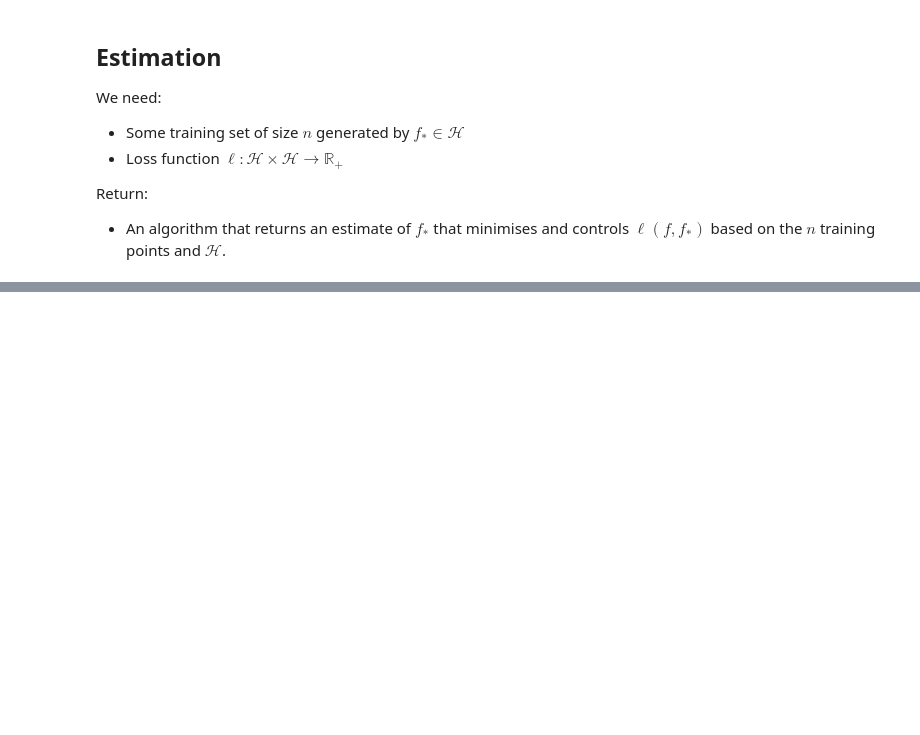
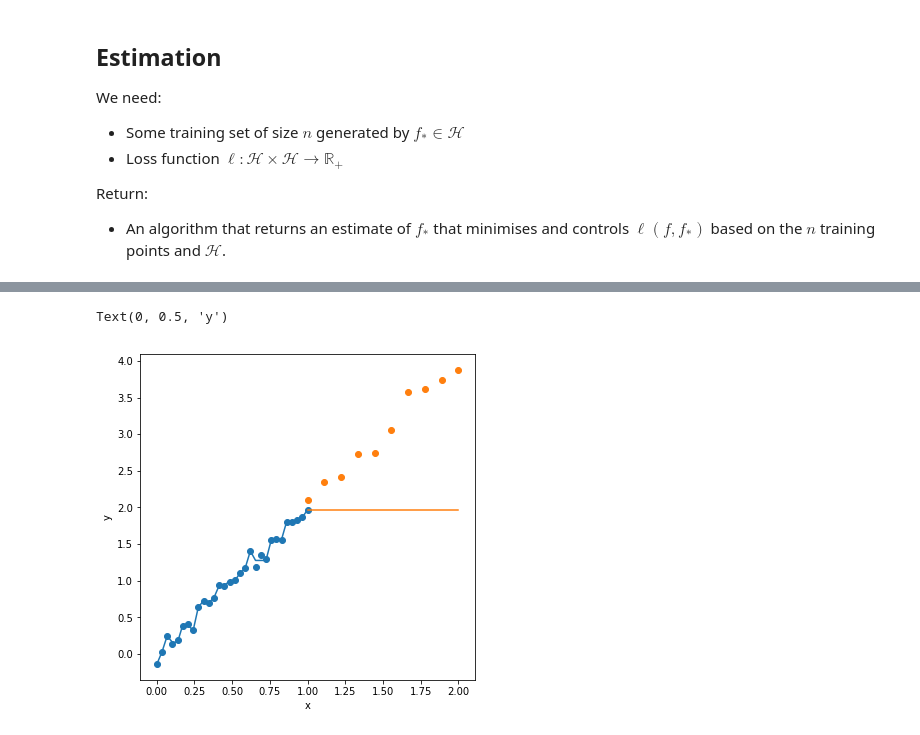
Before and after one commit to Imperial-College-Data-Science-Society/workshops, a Jupyter notebook: notebooks/workshop-3-Regression/Regression.ipynb, the cells around one changed output, grey strips where cells are left out. Saved outputs shown, nothing was run; the diff lists cells and outputs as text; code cells hidden in the pictures; blank space fills up the shorter version.

```diff
--- a/notebooks/workshop-3-Regression/Regression.ipynb
+++ b/notebooks/workshop-3-Regression/Regression.ipynb
@@ -194,0 +224,19 @@ This happens when you have lots of features and the actual data generating featu
+# %%
+from sklearn.tree import DecisionTreeRegressor
+# Fit regression model
+m_tree = DecisionTreeRegressor(max_depth=5)
+m_tree.fit(np.expand_dims(x, 1), y)
+y_pred = m_tree.predict(np.expand_dims(x_test, 1))
+
+plt.figure(figsize=(6,6))
+plt.scatter(x, y)
+plt.plot(x, m_tree.predict(np.expand_dims(x, 1)))
+
+# the prediction intervals. Note that htey can be larger
+plt.scatter(x_test, y_test)
+plt.plot(x_test, y_pred)
+plt.xlabel("x")
+plt.ylabel("y")
+# %% [output]
+Text(0, 0.5, 'y')
+[figure, added]
```
Also changed, not shown: parts of 19 cells of this notebook, 5 other files.
